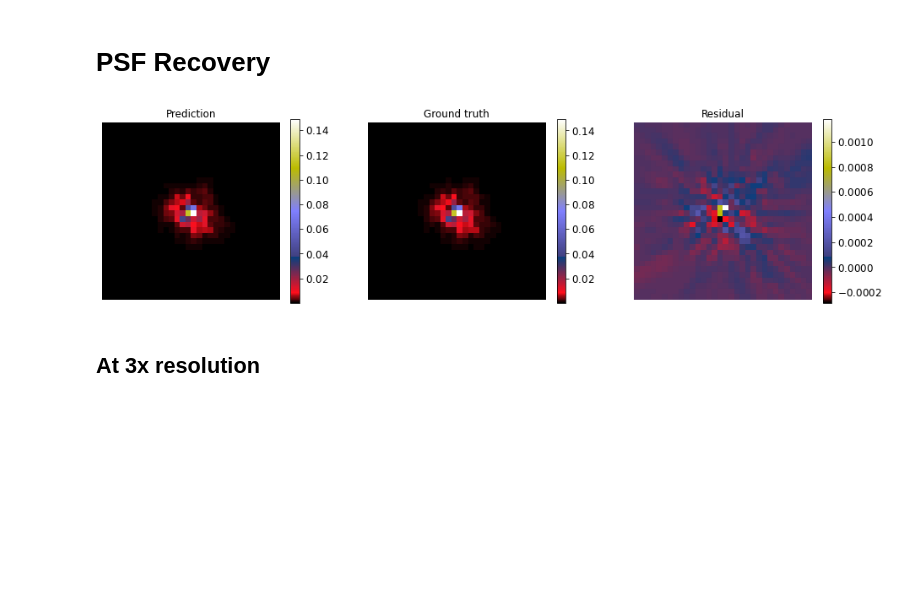
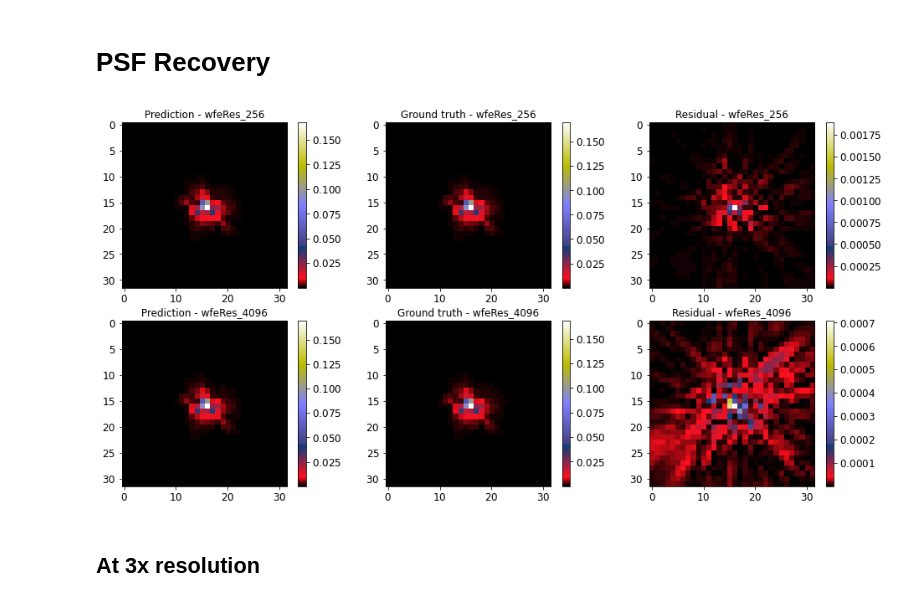
Before and after one commit to tobias-liaudat/wf-SEDs, a Jupyter notebook: WFE_sampling_test/notebooks/wfeRes_compare.ipynb, the cells around one changed output. Cells and saved outputs as stored; diff of their text form; code cells hidden in the pictures; blank space fills up the shorter version.

```diff
--- a/WFE_sampling_test/notebooks/wfeRes_compare.ipynb
+++ b/WFE_sampling_test/notebooks/wfeRes_compare.ipynb
@@ -100,7 +100,7 @@ train_C_poly = train_dataset_4096['C_poly']
 #train_parameters = train_dataset_256['parameters']
 
 test_dataset_4096 = np.load(args_4096['dataset_folder'] + args_4096['test_dataset_file'], allow_pickle=True)[()]
-# test_stars = test_dataset['stars']
+test_stars = test_dataset_4096['stars']
 test_pos = test_dataset_4096['positions']
 test_SEDs = test_dataset_4096['SEDs']
 # # test_zernike_coef = test_dataset['zernike_coef']
@@ -280,8 +280,10 @@ plt.show()
 # %% [markdown]
 # PSF Recovery
 # %%
-tf_SEDs = test_SEDs[0:20,:,:]
-tf_test_pos = tf.convert_to_tensor(test_pos[0:20,:], dtype=tf.float32)
+n_stars = 1
+
+tf_SEDs = test_SEDs[0:n_stars,:,:]
+tf_test_pos = tf.convert_to_tensor(test_pos[0:n_stars,:], dtype=tf.float32)
 batch_size = args_256['batch_size']
 
 
@@ -304,4 +306,4 @@ preds_4096 = tf_semiparam_field_4096.predict(x=pred_inputs_256, batch_size=batch
 
 # GT model prediction
 GT_preds_256 = GT_tf_semiparam_field_256.predict(x=pred_inputs_256, batch_size=batch_size)
-GT_preds_4096 = GT_tf_semiparam_field_4096.predict(x=pred_inputs_4096, batch_size=batch_size)
+#GT_preds_4096 = GT_tf_semiparam_field_4096.predict(x=pred_inputs_4096, batch_size=batch_size)
@@ -308,32 +312,35 @@ GT_preds_4096 = GT_tf_semiparam_field_4096.predict(x=pred_inputs_4096, batch_siz
 # %%
-it = 6
+it = 0
 
-fig, ax = plt.subplots(1, 3, figsize=(16,4))
+fig, ax = plt.subplots(2, 3, figsize=(16,8))
 
-im = ax[0].imshow(preds[it,:,:], cmap='gist_stern')
-ax[0].set_title('Prediction')
-plt.colorbar(im, ax=ax[0])
+im = ax[0][0].imshow(preds_256[it,:,:], cmap='gist_stern')
+ax[0][0].set_title('Prediction - wfeRes_256')
+plt.colorbar(im, ax=ax[0][0])
 
+im = ax[0][1].imshow(GT_preds_256[it,:,:], cmap='gist_stern')
+ax[0][1].set_title('Ground truth - wfeRes_256')
+plt.colorbar(im, ax=ax[0][1])
 
-im = ax[1].imshow(GT_preds[it,:,:], cmap='gist_stern')
-ax[1].set_title('Ground truth')
-plt.colorbar(im, ax=ax[1])
+im = ax[0][2].imshow(np.abs(GT_preds_256[it,:,:] - preds_256[it,:,:]), cmap='gist_stern')
+ax[0][2].set_title('Residual - wfeRes_256')
+plt.colorbar(im, ax=ax[0][2])
 
-im = ax[2].imshow(GT_preds[it,:,:] - preds[it,:,:], cmap='gist_stern')
-ax[2].set_title('Residual')
-plt.colorbar(im, ax=ax[2])
+im = ax[1][0].imshow(preds_4096[it,:,:], cmap='gist_stern')
+ax[1][0].set_title('Prediction - wfeRes_4096')
+plt.colorbar(im, ax=ax[1][0])
 
-for j in range(3):
-    ax[j].set_xticks([])
-    ax[j].set_yticks([])
-    ax[j].spines['top'].set_visible(False)
-    ax[j].spines['right'].set_visible(False)
-    ax[j].spines['bottom'].set_visible(False)
-    ax[j].spines['left'].set_visible(False)
+im = ax[1][1].imshow(test_stars[it,:,:], cmap='gist_stern')
+ax[1][1].set_title('Ground truth - wfeRes_4096')
+plt.colorbar(im, ax=ax[1][1])
+
+im = ax[1][2].imshow(np.abs(test_stars[it,:,:] - preds_4096[it,:,:]), cmap='gist_stern')
+ax[1][2].set_title('Residual - wfeRes_4096')
+plt.colorbar(im, ax=ax[1][2])
 
 plt.show()
 # %% [output]
-[figure, old version]
+[figure, new version]
 # %% [markdown]
 ## At 3x resolution
 # %%
```
Also changed, not shown: parts of 3 cells of this notebook.
